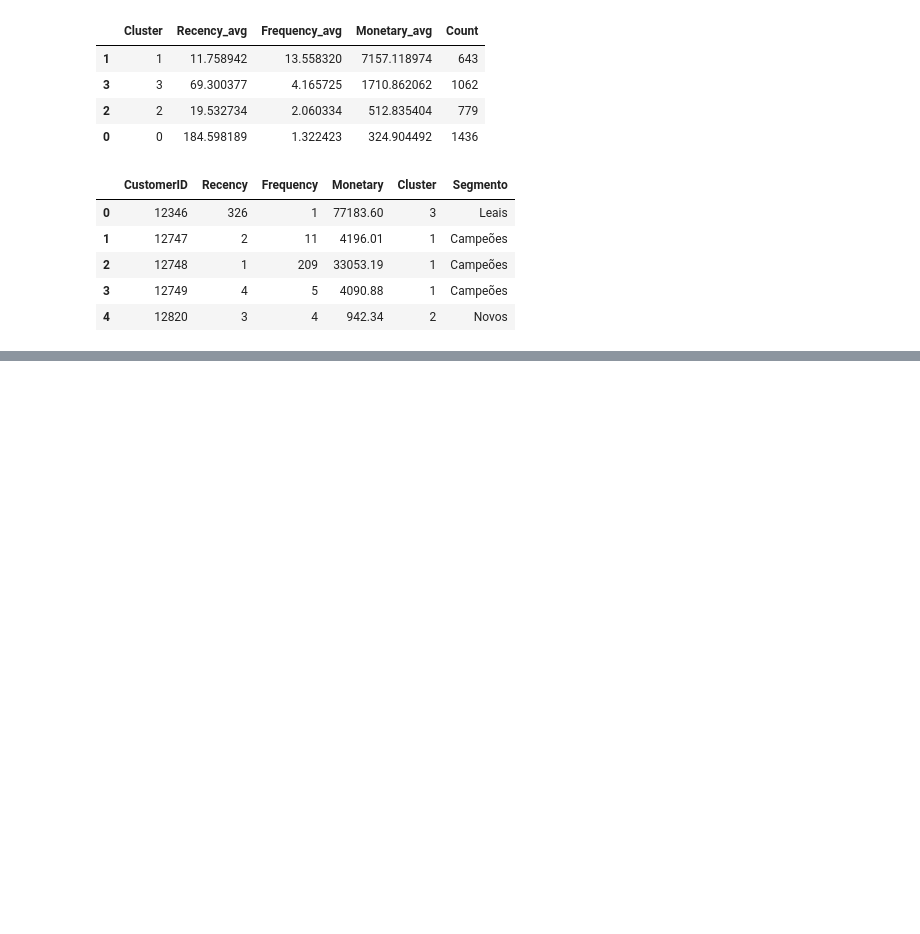
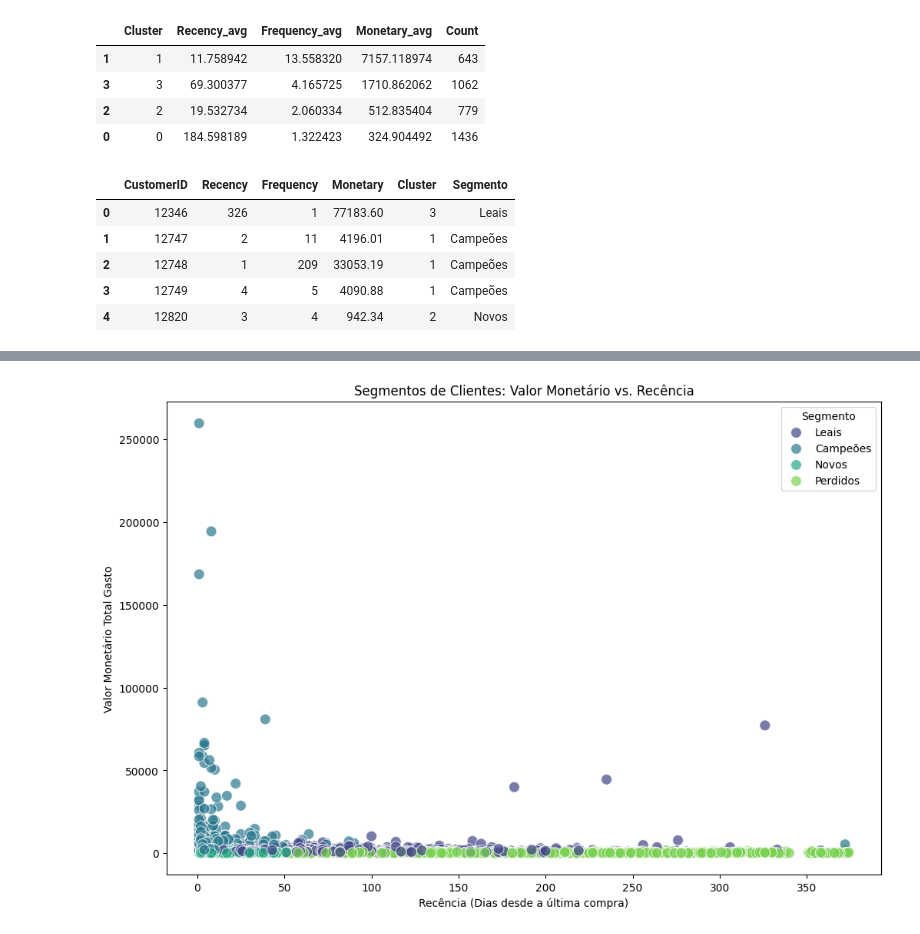
Before and after one commit to mattheusguilherme/customer-segmentation-rfm, a Jupyter notebook: notebooks/02_engenharia_rfm_e_clusterizacao.ipynb, the cells around one changed output, grey strips where cells are left out. Cells and saved outputs as stored; diff of their text form; code cells hidden in the pictures; blank space fills up the shorter version.

```diff
--- a/notebooks/02_engenharia_rfm_e_clusterizacao.ipynb
+++ b/notebooks/02_engenharia_rfm_e_clusterizacao.ipynb
@@ -232,0 +251,18 @@ rfm_table.head()
+# %%
+plt.figure(figsize=(12, 8))
+sns.scatterplot(
+    data=rfm_table,
+    x='Recency',
+    y='Monetary',
+    hue='Segmento',
+    palette='viridis',
+    alpha=0.7,
+    s=100
+)
+plt.title('Segmentos de Clientes: Valor Monetário vs. Recência')
+plt.xlabel('Recência (Dias desde a última compra)')
+plt.ylabel('Valor Monetário Total Gasto')
+plt.legend(title='Segmento')
+plt.show()
+# %% [output]
+[figure, added]
```
Also changed, not shown: parts of 2 cells of this notebook.
